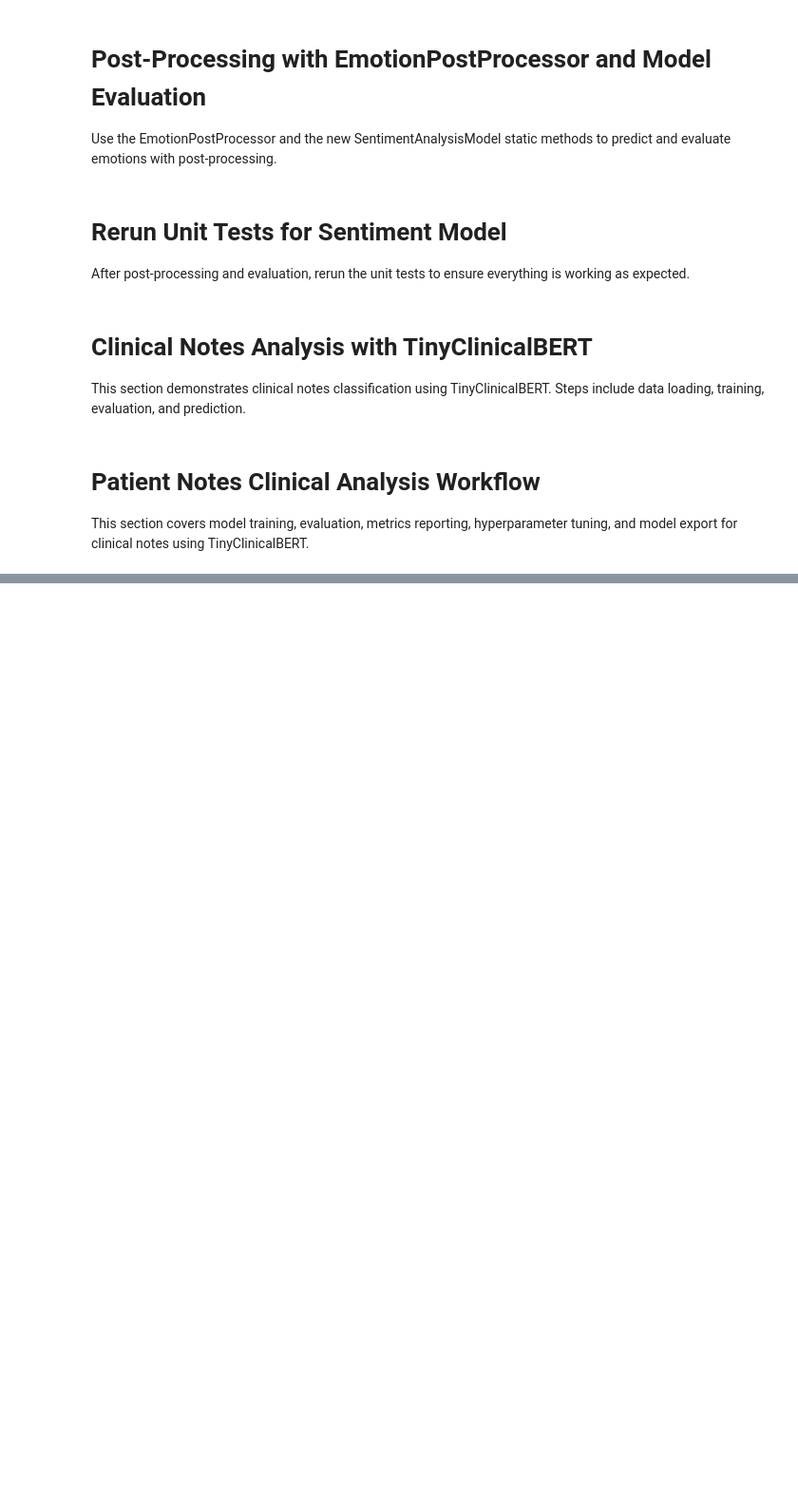
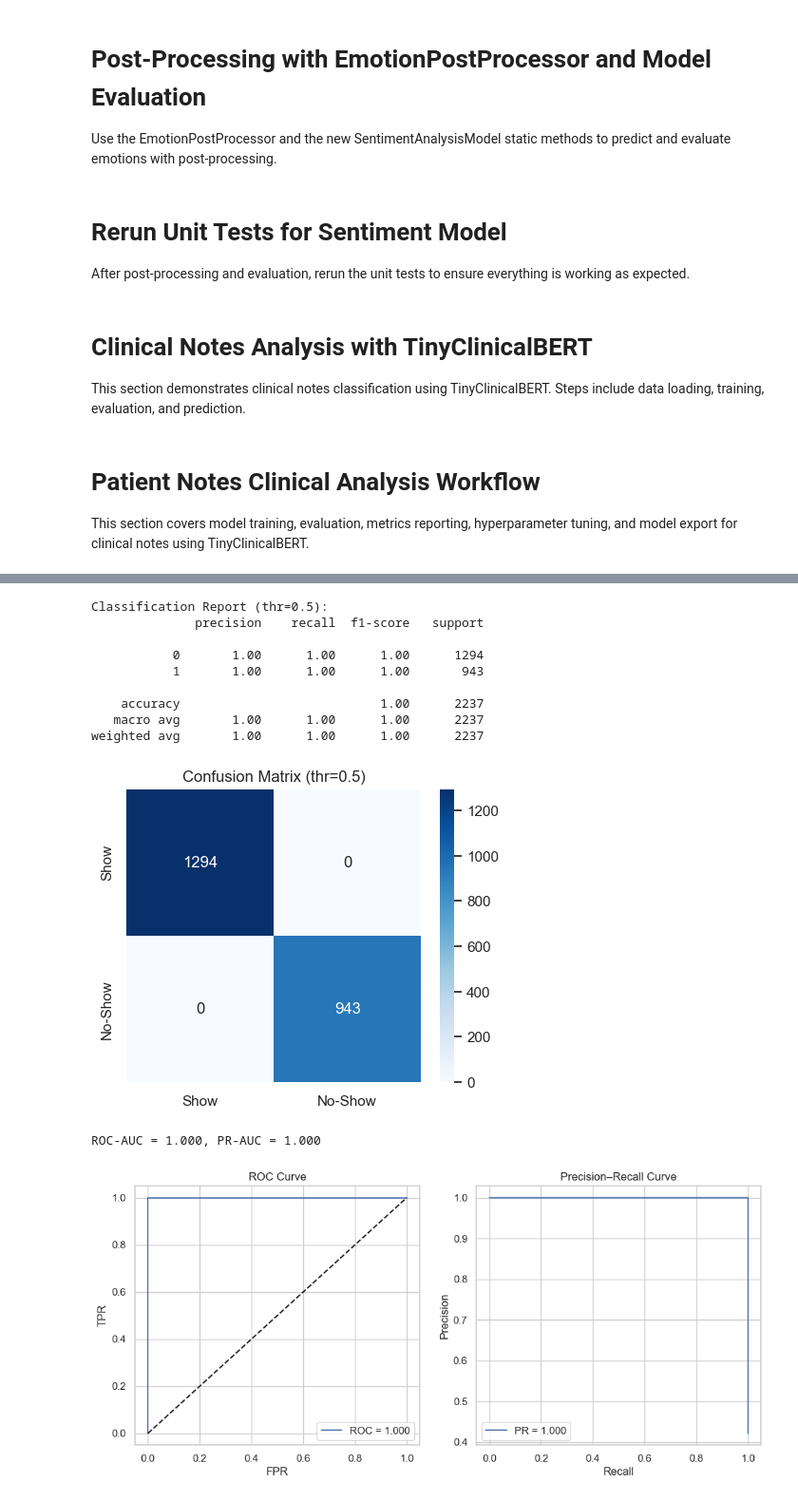
Before and after one commit to swapnilprakashpatil/aai510_3proj, a Jupyter notebook: notebooks/PatientDataAnalysis.ipynb, the cells around one changed output, grey strips where cells are left out. Shown: that part at 95% size. Cells and saved outputs as stored; diff of their text form; code cells hidden in the pictures; blank space fills up the shorter version.

```diff
--- a/notebooks/PatientDataAnalysis.ipynb
+++ b/notebooks/PatientDataAnalysis.ipynb
@@ -504,0 +549,18 @@ All ClinicalNotesNoShowPredictor model tests passed.
+# %%
+import random
+
+# === 8. Sample Predictions → Top Confidence ===
+print("\n--- Top 10 Confident Predictions ---")
+random_idxs = random.sample(range(len(test_texts)), 1000)
+inputs = tokenizer([test_texts[i] for i in random_idxs], padding=True, truncation=True, max_length=128, return_tensors="pt")
+with torch.no_grad():
+    out = model(**inputs)
+probs_full = torch.softmax(out.logits, dim=1).cpu().numpy()
+conf_scores = probs_full.max(axis=1)
+pred_classes = probs_full.argmax(axis=1)
+top_idxs = np.argsort(conf_scores)[-10:][::-1]
+
+for idx in top_idxs:
+    print(f"\nText: {test_texts[idx][:200]}...")
+    print(f"Actual: {'No-Show' if test_labels[idx]==1 else 'Show'}")
+    print(f"Predicted: {'No-Show' if pred_classes[idx]==1 else 'Show'} (Conf: {conf_scores[idx]:.2f})")
@@ -504,0 +753,38 @@ All ClinicalNotesNoShowPredictor model tests passed.
+# %%
+# 🔍 Evaluate on test set
+pred_out = trainer.predict(tokenized["test"])
+logits = pred_out.predictions
+probs = torch.softmax(torch.tensor(logits), dim=1)[:,1].numpy()
+true = np.array(test_labels)
+
+# 📊 Report at default threshold
+preds_05 = (probs >= 0.5).astype(int)
+print("\nClassification Report (thr=0.5):")
+print(classification_report(true, preds_05, zero_division=0))
+
+# 🔢 Confusion matrix
+cm = confusion_matrix(true, preds_05)
+plt.figure(figsize=(5,4))
+sns.heatmap(cm, annot=True, fmt="d", cmap="Blues",
+            xticklabels=["Show","No-Show"], yticklabels=["Show","No-Show"])
+plt.title("Confusion Matrix (thr=0.5)")
+plt.show()
+
+# 🧩 ROC & PR curves
+fpr, tpr, _ = roc_curve(true, probs)
+pr, rc, _ = precision_recall_curve(true, probs)
+roc_auc = roc_auc_score(true, probs)
+pr_auc = auc(rc, pr)
+print(f"\nROC-AUC = {roc_auc:.3f}, PR-AUC = {pr_auc:.3f}")
+
+plt.figure(figsize=(12,5))
+plt.subplot(1,2,1)
+plt.plot(fpr, tpr, label=f"ROC = {roc_auc:.3f}")
+plt.plot([0,1],[0,1],'k--')
+plt.title("ROC Curve"); plt.xlabel("FPR"); plt.ylabel("TPR"); plt.legend()
+
+plt.subplot(1,2,2)
+plt.plot(rc, pr, label=f"PR = {pr_auc:.3f}")
+plt.title("Precision–Recall Curve"); plt.xlabel("Recall"); plt.ylabel("Precision"); plt.legend()
+plt.show()
+# %% [output]
@@ -504,0 +792,12 @@ All ClinicalNotesNoShowPredictor model tests passed.
+Classification Report (thr=0.5):
+              precision    recall  f1-score   support
+
+           0       1.00      1.00      1.00      1294
+           1       1.00      1.00      1.00       943
+
+    accuracy                           1.00      2237
+   macro avg       1.00      1.00      1.00      2237
+weighted avg       1.00      1.00      1.00      2237
+[figure, added]
+ROC-AUC = 1.000, PR-AUC = 1.000
+[figure, added]
```
Also changed, not shown: parts of 18 cells of this notebook, 12 other files.
